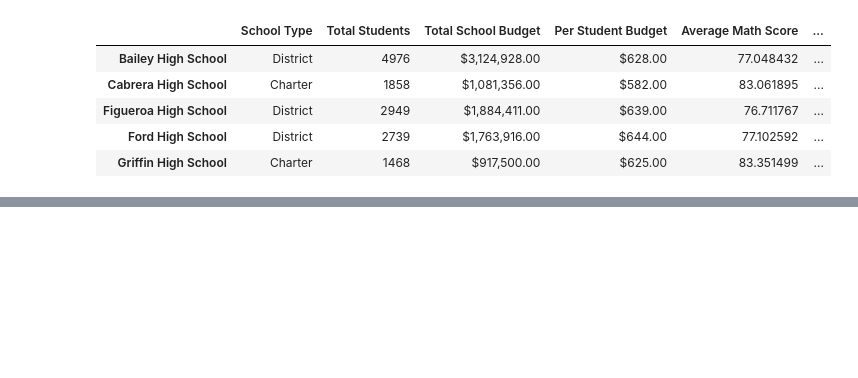
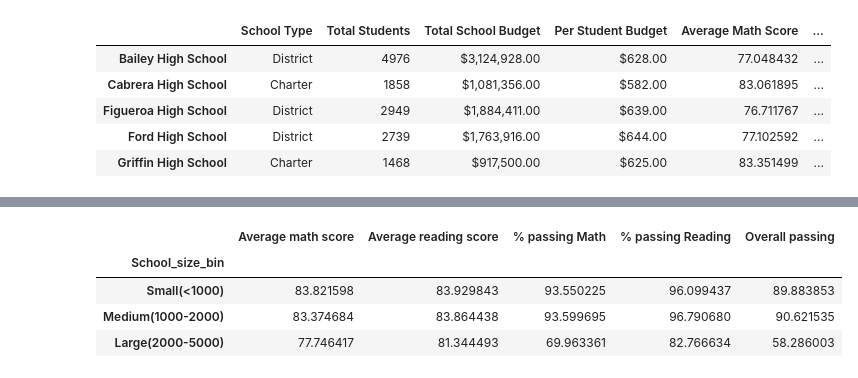
Before and after one commit to shaileeM/School_District_Analysis, a Jupyter notebook: PyCitySchools.ipynb, the cells around one changed output, grey strips where cells are left out. Saved outputs shown, nothing was run; the diff lists cells and outputs as text; code cells hidden in the pictures; blank space fills up the shorter version.

```diff
--- a/PyCitySchools.ipynb
+++ b/PyCitySchools.ipynb
@@ -896,0 +895,22 @@ SyntaxError: invalid syntax (<ipython-input-67-0fe6182ff957>, line 2)
+# %%
+size_math_score=per_school_summary_df.groupby(["School_size_bin"]).mean()["Average Math Score"]
+size_reading_score=per_school_summary_df.groupby(["School_size_bin"]).mean()["Average Reading Score"]
+size_passing_math=per_school_summary_df.groupby(["School_size_bin"]).mean()["% Passing Math"]
+size_passing_reading=per_school_summary_df.groupby(["School_size_bin"]).mean()["% Passing Reading"]
+size_overall_passing=per_school_summary_df.groupby(["School_size_bin"]).mean()["Overall Passing"]
+# %%
+#New dataframe for above data
+size_summary_df=pd.DataFrame({
+    "Average math score": size_math_score,
+    "Average reading score":size_reading_score,
+    "% passing Math":size_passing_math,
+    "% passing Reading":size_passing_reading,
+    "Overall passing":size_overall_passing
+    })
+size_summary_df.head()
+# %% [output]
+|  | Average math score | Average reading score | % passing Math | % passing Reading | Overall passing |
+| School_size_bin |  |  |  |  |  |
+| Small(<1000) | 83.821598 | 83.929843 | 93.550225 | 96.099437 | 89.883853 |
+| Medium(1000-2000) | 83.374684 | 83.864438 | 93.599695 | 96.790680 | 90.621535 |
+| Large(2000-5000) | 77.746417 | 81.344493 | 69.963361 | 82.766634 | 58.286003 |
```
Also changed, not shown: parts of 3 cells of this notebook.
